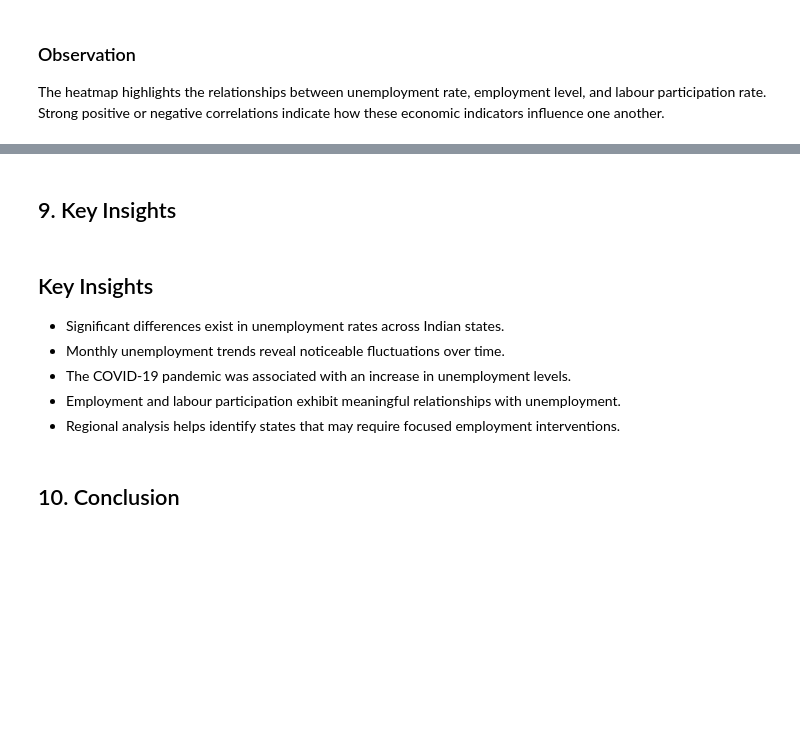
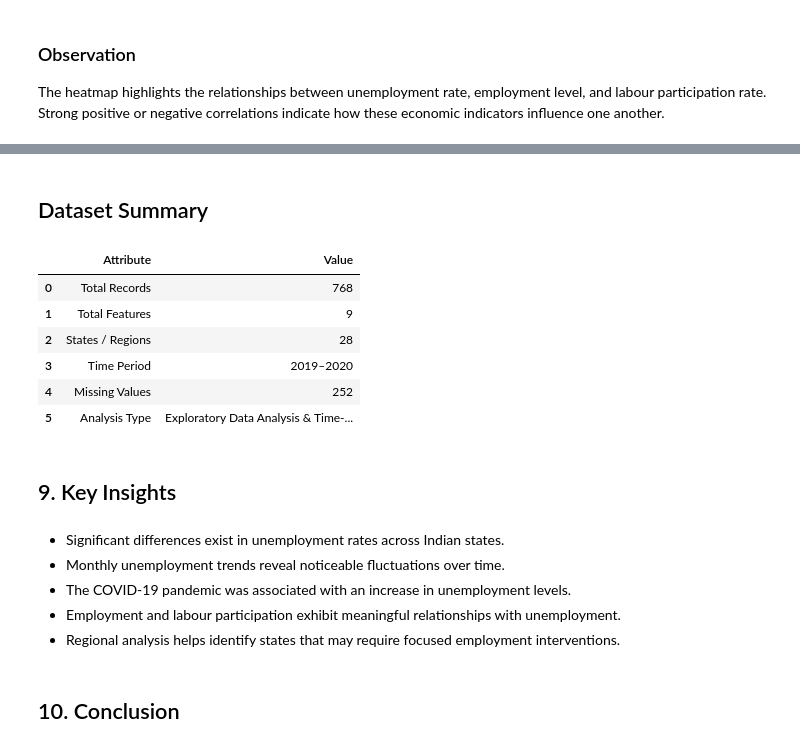
Before and after one commit to Sowravkanth/OIBSIP, a Jupyter notebook: DataScience-Task2-UnemploymentAnalysis/notebooks/Unemployment_Analysis.ipynb, the cells around one changed output, grey strips where cells are left out. Cells and saved outputs as stored; diff of their text form; code cells hidden in the pictures; blank space fills up the shorter version.

```diff
--- a/DataScience-Task2-UnemploymentAnalysis/notebooks/Unemployment_Analysis.ipynb
+++ b/DataScience-Task2-UnemploymentAnalysis/notebooks/Unemployment_Analysis.ipynb
@@ -450,8 +457,37 @@ The heatmap highlights the relationships between unemployment rate, employment l
+# %% [markdown]
+## Dataset Summary
+# %%
+summary = pd.DataFrame({
+    "Attribute": [
+        "Total Records",
+        "Total Features",
+        "States / Regions",
+        "Time Period",
+        "Missing Values",
+        "Analysis Type"
+    ],
+    "Value": [
+        df.shape[0],
+        df.shape[1],
+        df["region"].nunique(),
+        f"{df['date'].min().year}–{df['date'].max().year}",
+        int(df.isnull().sum().sum()),
+        "Exploratory Data Analysis & Time-Series Analysis"
+    ]
+})
+
+display(summary)
+# %% [output]
+|  | Attribute | Value |
+| 0 | Total Records | 768 |
+| 1 | Total Features | 9 |
+| 2 | States / Regions | 28 |
+| 3 | Time Period | 2019–2020 |
+| 4 | Missing Values | 252 |
+| 5 | Analysis Type | Exploratory Data Analysis & Time-... |
 # %% [markdown]
 ## 9. Key Insights
 # %% [markdown]
-## Key Insights
-
 - Significant differences exist in unemployment rates across Indian states.
 - Monthly unemployment trends reveal noticeable fluctuations over time.
 - The COVID-19 pandemic was associated with an increase in unemployment levels.
```
Also changed, not shown: parts of 5 cells of this notebook.
